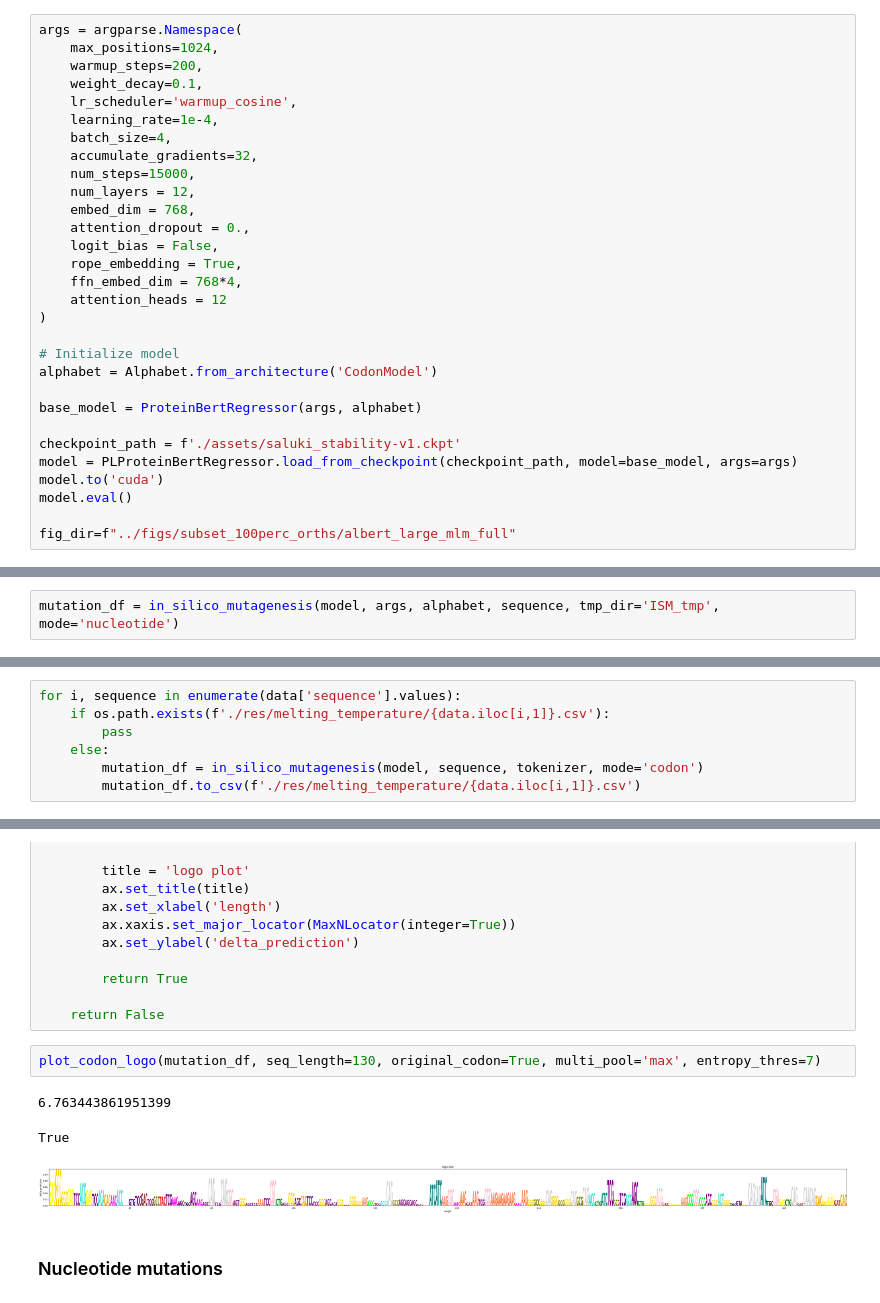
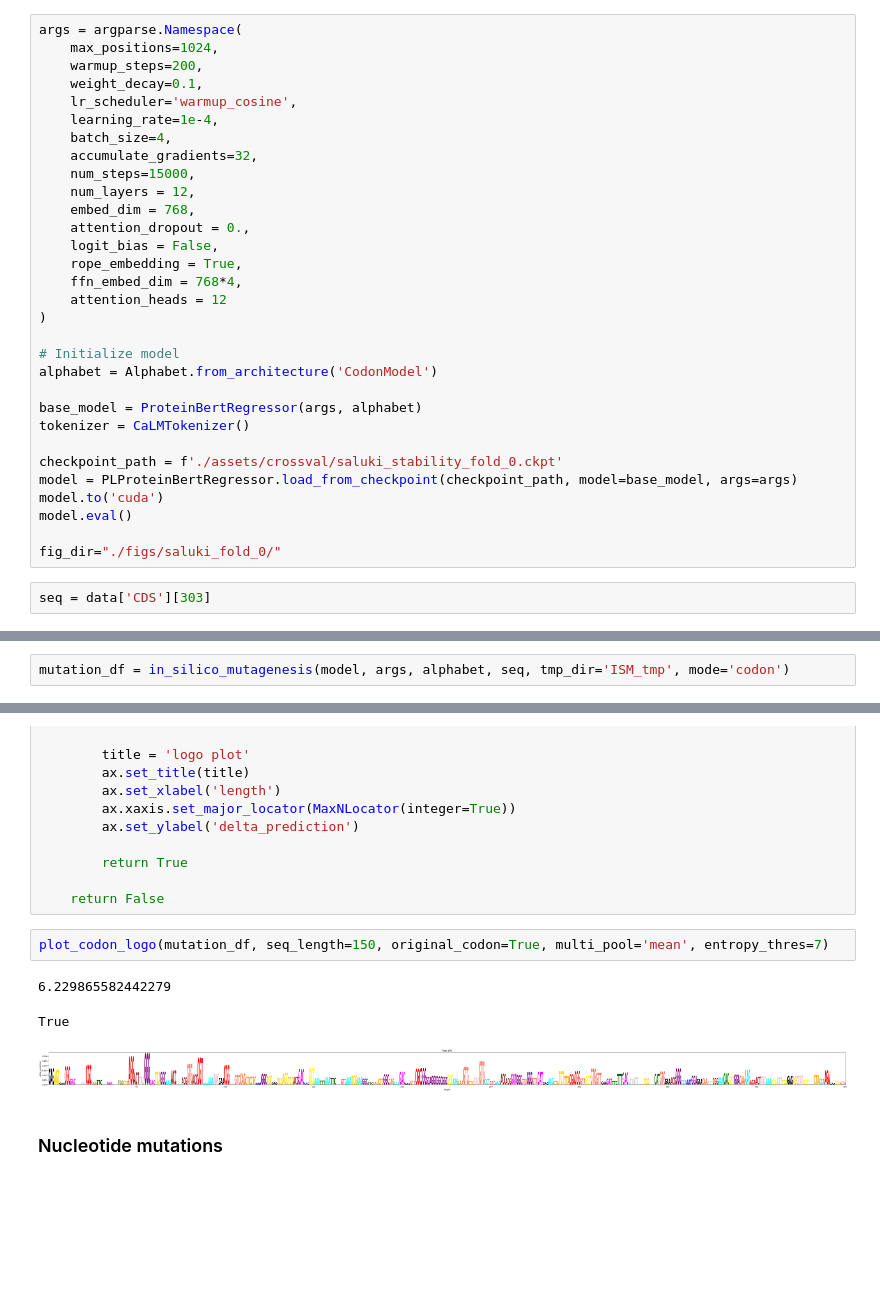
Before and after one commit to toby-clark4/CaLM, a Jupyter notebook: ISM_CaLM.ipynb, the cells around one changed output, grey strips where cells are left out. Drawn from its saved outputs; the diff is of its cells as text; blank space fills up the shorter version.

```diff
--- a/ISM_CaLM.ipynb
+++ b/ISM_CaLM.ipynb
@@ -149,10 +119,13 @@ args = argparse.Namespace(
 alphabet = Alphabet.from_architecture('CodonModel')
 
 base_model = ProteinBertRegressor(args, alphabet)
+tokenizer = CaLMTokenizer()
 
-checkpoint_path = f'./assets/saluki_stability-v1.ckpt'
+checkpoint_path = f'./assets/crossval/saluki_stability_fold_0.ckpt'
 model = PLProteinBertRegressor.load_from_checkpoint(checkpoint_path, model=base_model, args=args)
 model.to('cuda')
 model.eval()
 
-fig_dir=f"../figs/subset_100perc_orths/albert_large_mlm_full"
+fig_dir="./figs/saluki_fold_0/"
+# %%
+seq = data['CDS'][303]
@@ -160,5 +143,5 @@ fig_dir=f"../figs/subset_100perc_orths/albert_large_mlm_full"
 ensembl_id = "ENSG00000088038"
 sequence = get_coding_sequence(ensembl_id)
 # %%
-mutation_df = in_silico_mutagenesis(model, args, alphabet, sequence, tmp_dir='ISM_tmp', mode='nucleotide')
+mutation_df = in_silico_mutagenesis(model, args, alphabet, seq, tmp_dir='ISM_tmp', mode='codon')
 # %% [output]
@@ -189,7 +169,0 @@ mutation_df.sort_values(by='delta_prediction')
-# %%
-for i, sequence in enumerate(data['sequence'].values):
-    if os.path.exists(f'./res/melting_temperature/{data.iloc[i,1]}.csv'):
-        pass
-    else:
-        mutation_df = in_silico_mutagenesis(model, sequence, tokenizer, mode='codon')
-        mutation_df.to_csv(f'./res/melting_temperature/{data.iloc[i,1]}.csv')
@@ -372,11 +344,11 @@ def plot_codon_logo(mutation_df: pd.DataFrame, seq_length: int = 20, original_co
 
     return False
 # %%
-plot_codon_logo(mutation_df, seq_length=130, original_codon=True, multi_pool='max', entropy_thres=7)
+plot_codon_logo(mutation_df, seq_length=150, original_codon=True, multi_pool='mean', entropy_thres=7)
 # %% [output]
-6.763443861951399
+6.229865582442279
 True
-[figure, old version]
+[figure, new version]
 # %% [markdown]
 ### Nucleotide mutations
 # %%
```
Also changed, not shown: parts of 11 cells of this notebook, 4 other files.
